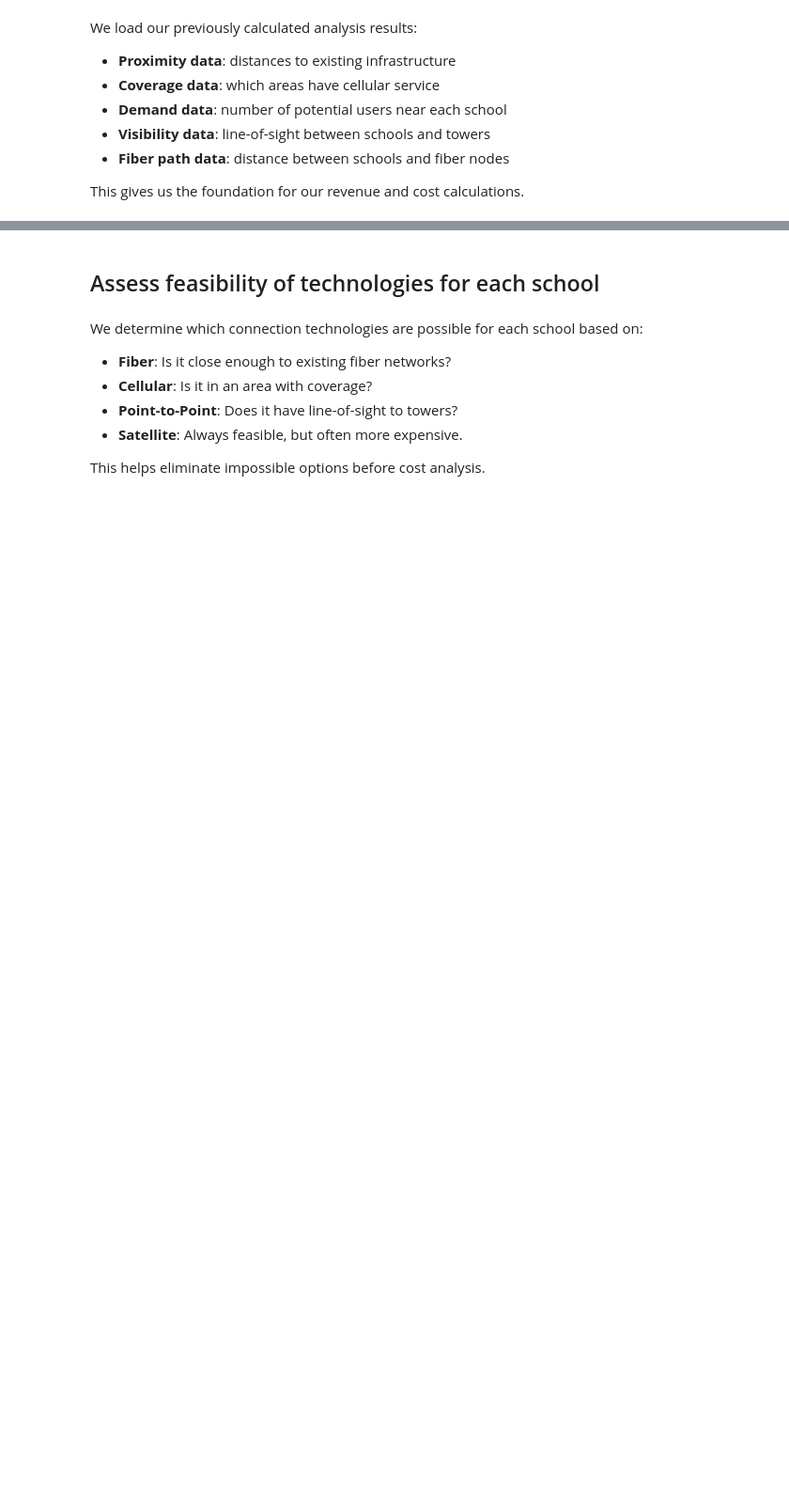
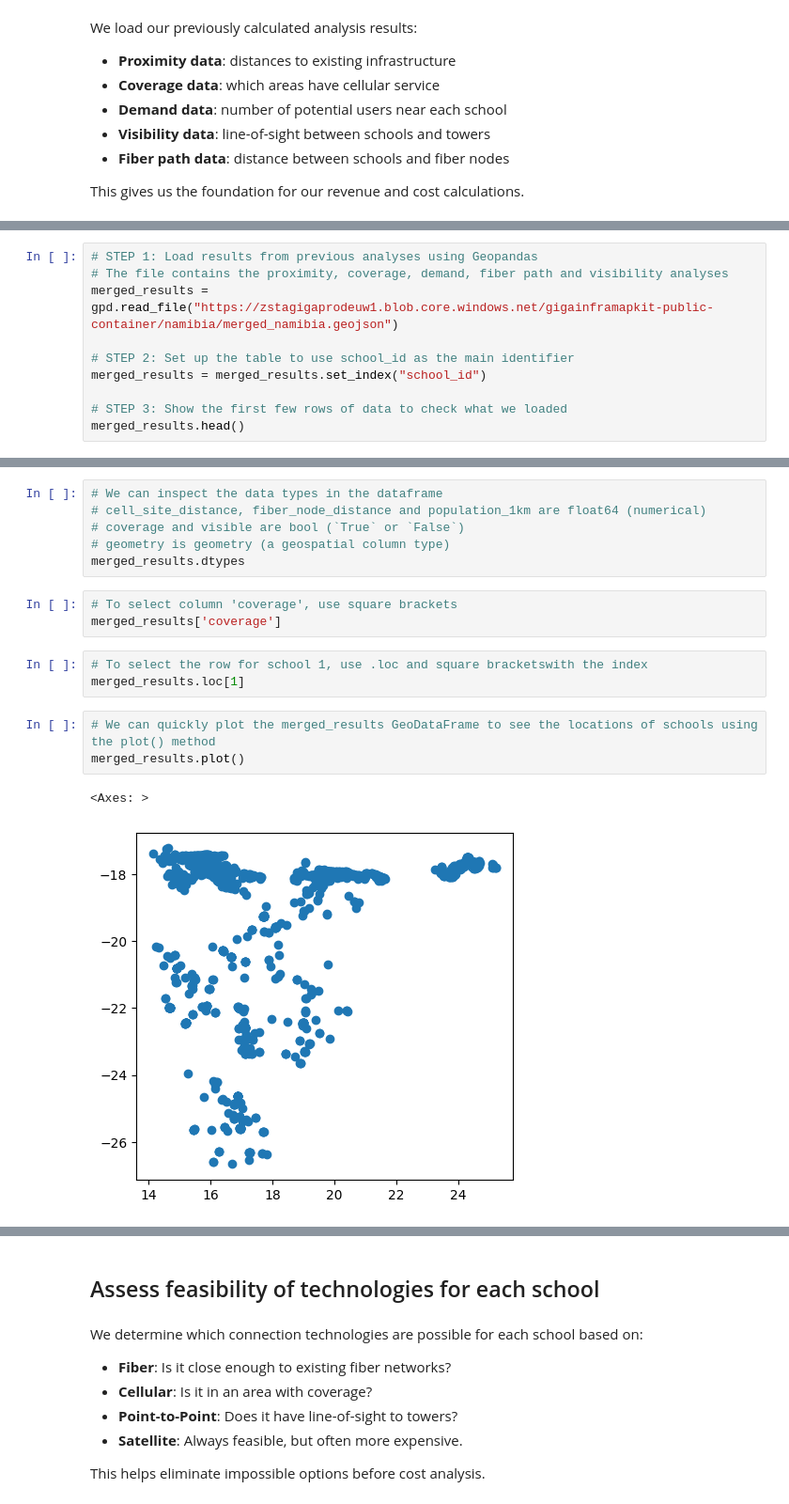
Before and after one commit to FNS-Division/geopython-2025, a Jupyter notebook: 4_cost_modelling.ipynb, the cells around one changed output, grey strips where cells are left out. Shown at 94% size. Drawn from its saved outputs; the diff is of its cells as text; blank space fills up the shorter version.

```diff
--- a/4_cost_modelling.ipynb
+++ b/4_cost_modelling.ipynb
@@ -222,0 +217,10 @@ This gives us the foundation for our revenue and cost calculations.
+# %%
+# STEP 1: Load results from previous analyses using Geopandas
+# The file contains the proximity, coverage, demand, fiber path and visibility analyses
+merged_results = gpd.read_file("https://zstagigaprodeuw1.blob.core.windows.net/gigainframapkit-public-container/namibia/merged_namibia.geojson")
+
+# STEP 2: Set up the table to use school_id as the main identifier
+merged_results = merged_results.set_index("school_id")
+
+# STEP 3: Show the first few rows of data to check what we loaded
+merged_results.head()
@@ -223 +235,19 @@ This gives us the foundation for our revenue and cost calculations.
+# %%
+# We can inspect the data types in the dataframe
+# cell_site_distance, fiber_node_distance and population_1km are float64 (numerical)
+# coverage and visible are bool (`True` or `False`)
+# geometry is geometry (a geospatial column type)
+merged_results.dtypes
+# %%
+# To select column 'coverage', use square brackets
+merged_results['coverage']
+# %%
+# To select the row for school 1, use .loc and square bracketswith the index
+merged_results.loc[1]
+# %%
+# We can quickly plot the merged_results GeoDataFrame to see the locations of schools using the plot() method
+merged_results.plot()
+# %% [output]
+<Axes: >
+[figure, added]
 # %%
```
Also changed, not shown: parts of 49 cells of this notebook.
